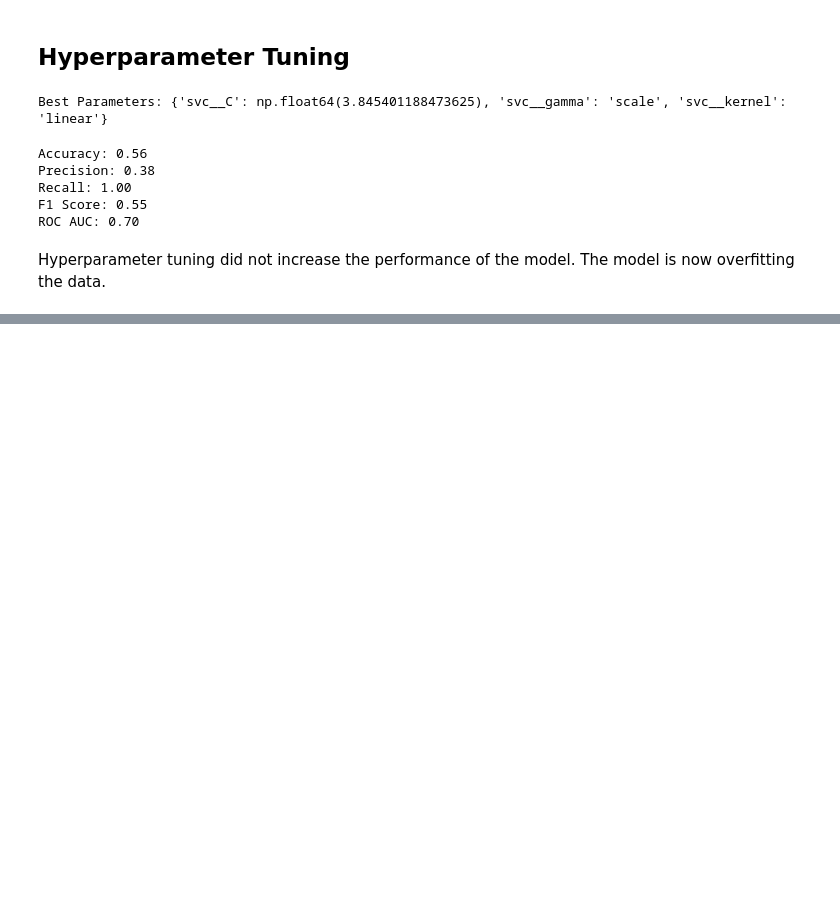
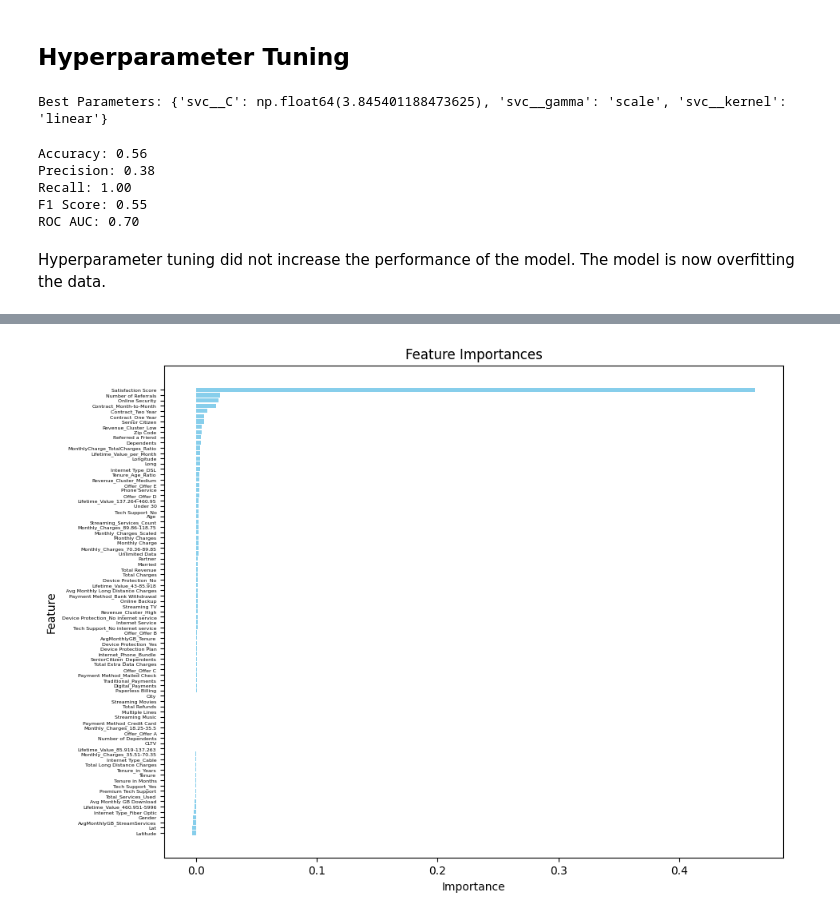
Before and after one commit to eelisee/telco-customer-churn, a Jupyter notebook: 4_analysis/6_SVM.ipynb, the cells around one changed output, grey strips where cells are left out. Saved outputs shown, nothing was run; the diff lists cells and outputs as text; code cells hidden in the pictures; blank space fills up the shorter version.

```diff
--- a/4_analysis/6_SVM.ipynb
+++ b/4_analysis/6_SVM.ipynb
@@ -59,7 +59,7 @@ X_test_scaled = scaler.transform(X_test)
 # %%
 from sklearn.svm import SVC
 
-svm = SVC(random_state=42)
+svm = SVC(kernel="rbf", random_state=42)
 
 # Fit the model using the best estimator from GridSearchCV
 svm.fit(X_train_scaled, y_train)
@@ -231,0 +276,16 @@ Hyperparameter tuning did not increase the performance of the model. The model i
+# %%
+from sklearn.inspection import permutation_importance
+
+X_train_scaled = pd.DataFrame(X_train_scaled, columns=X_train.columns)
+X_test_scaled = pd.DataFrame(X_test_scaled, columns=X_test.columns)
+
+# Fit the SVM model
+svm_model = SVC(kernel='rbf', probability=True)
+svm_model.fit(X_train_scaled, y_train)
+
+# Compute permutation importance
+results = permutation_importance(svm_model, X_test_scaled, y_test, scoring="f1", n_repeats=10, random_state=42)
+
+feature_names = X_train.columns
+for i, importance in enumerate(results.importances_mean):
+    print(f"{feature_names[i]} {importance}")
@@ -231,0 +310,8 @@ Hyperparameter tuning did not increase the performance of the model. The model i
+# %%
+feature_importance = pd.DataFrame({
+    'Feature': feature_names,
+    'Importance': results.importances_mean
+})
+
+sorted_features = feature_importance.sort_values(by='Importance', ascending=False)
+print(sorted_features.to_string(index=False))
@@ -231,0 +336,14 @@ Hyperparameter tuning did not increase the performance of the model. The model i
+# %%
+import matplotlib.pyplot as plt
+
+# Plot the sorted feature importances
+plt.figure(figsize=(10, 8))
+plt.barh(sorted_features['Feature'], sorted_features['Importance'], color='skyblue')
+plt.xlabel('Importance')
+plt.ylabel('Feature')
+plt.title('Feature Importances')
+plt.yticks(fontsize=4.5)
+plt.gca().invert_yaxis()  # Invert y-axis to have the most important feature at the top
+plt.show()
+# %% [output]
+[figure, added]
```
Also changed, not shown: parts of 6 cells of this notebook, 5 other files.
